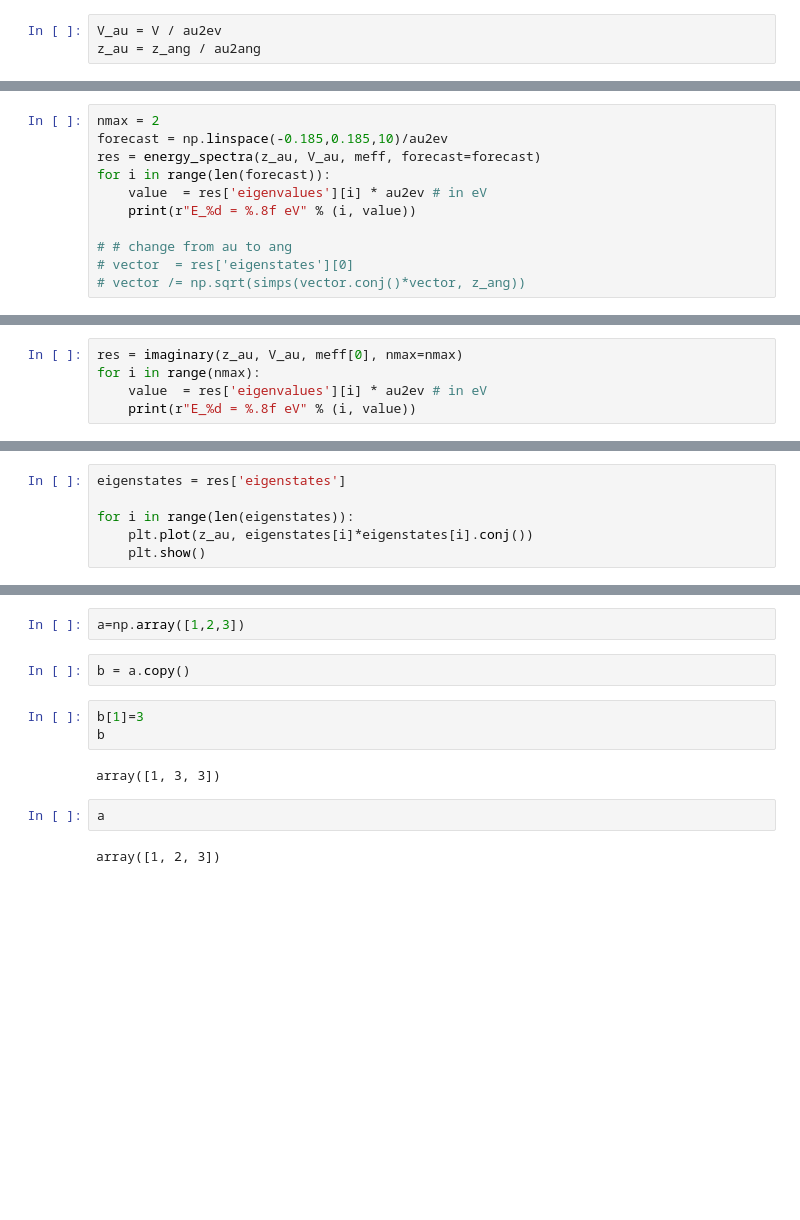
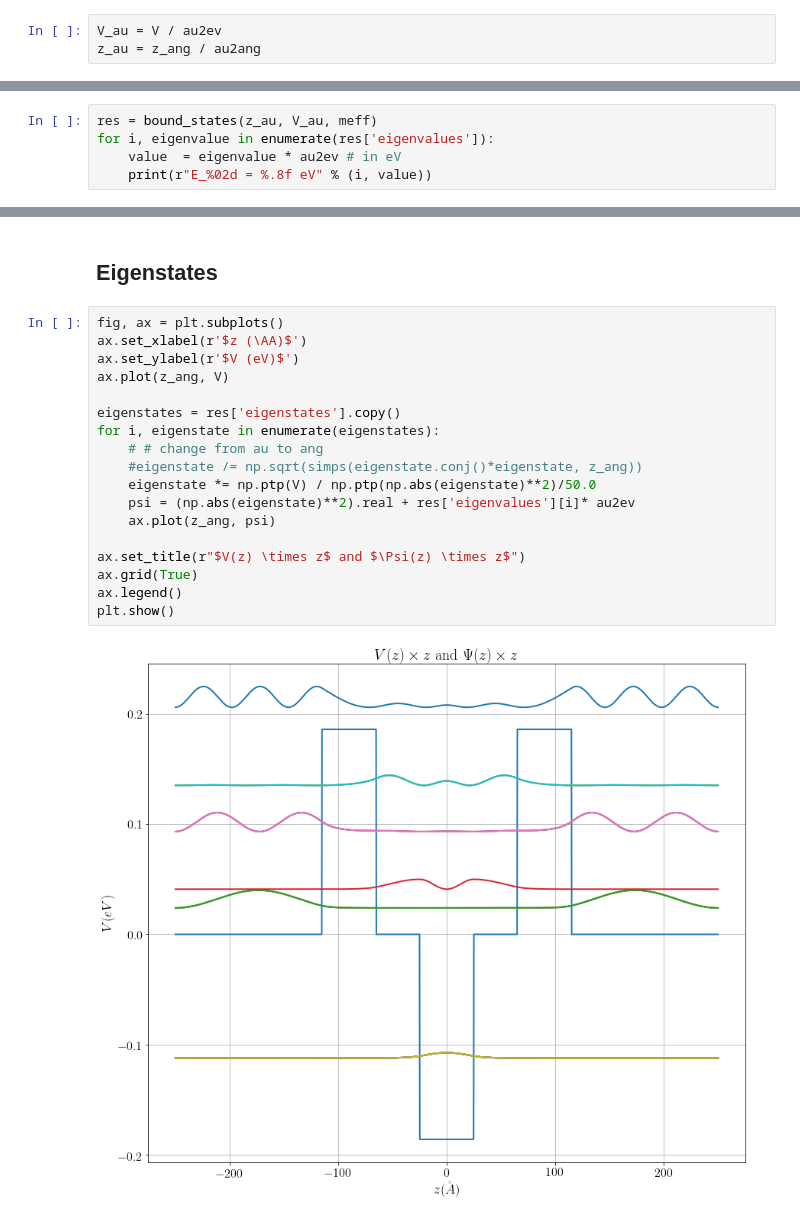
Before and after one commit to thiagolcmelo/time-evolution, a Jupyter notebook: algaas-photocurrent.ipynb, the cells around one changed output, grey strips where cells are left out. Cells and saved outputs as stored; diff of their text form; blank space fills up the shorter version.

```diff
--- a/algaas-photocurrent.ipynb
+++ b/algaas-photocurrent.ipynb
@@ -260,11 +272,0 @@ Vamos agora calcular o primeiro nível de energia
-# %%
-nmax = 2
-forecast = np.linspace(-0.185,0.185,10)/au2ev
-res = energy_spectra(z_au, V_au, meff, forecast=forecast)
-for i in range(len(forecast)):
-    value  = res['eigenvalues'][i] * au2ev # in eV
-    print(r"E_%d = %.8f eV" % (i, value))
-
-# # change from au to ang
-# vector  = res['eigenstates'][0]
-# vector /= np.sqrt(simps(vector.conj()*vector, z_ang))
@@ -293,6 +275,6 @@ from core.evolution import imaginary
 # %%
-res = imaginary(z_au, V_au, meff[0], nmax=nmax)
-for i in range(nmax):
-    value  = res['eigenvalues'][i] * au2ev # in eV
-    print(r"E_%d = %.8f eV" % (i, value))
+res = bound_states(z_au, V_au, meff)
+for i, eigenvalue in enumerate(res['eigenvalues']):
+    value  = eigenvalue * au2ev # in eV
+    print(r"E_%02d = %.8f eV" % (i, value))
 # %% [output]
@@ -301,6 +300,0 @@ E_1 = 0.02390135 eV
-# %%
-eigenstates = res['eigenstates']
-
-for i in range(len(eigenstates)):
-    plt.plot(z_au, eigenstates[i]*eigenstates[i].conj())
-    plt.show()
@@ -929,13 +301,22 @@ plt.plot()
-# %%
-a=np.array([1,2,3])
-# %%
-b = a.copy()
-# %%
-b[1]=3
-b
-# %% [output]
-array([1, 3, 3])
-# %%
-a
-# %% [output]
-array([1, 2, 3])
+# %% [markdown]
+## Eigenstates
+# %%
+fig, ax = plt.subplots()
+ax.set_xlabel(r'$z (\AA)$')
+ax.set_ylabel(r'$V (eV)$')
+ax.plot(z_ang, V)
+
+eigenstates = res['eigenstates'].copy()
+for i, eigenstate in enumerate(eigenstates):
+    # # change from au to ang
+    #eigenstate /= np.sqrt(simps(eigenstate.conj()*eigenstate, z_ang))
+    eigenstate *= np.ptp(V) / np.ptp(np.abs(eigenstate)**2)/50.0
+    psi = (np.abs(eigenstate)**2).real + res['eigenvalues'][i]* au2ev
+    ax.plot(z_ang, psi)
+
+ax.set_title(r"$V(z) \times z$ and $\Psi(z) \times z$")
+ax.grid(True)
+ax.legend()
+plt.show()
+# %% [output]
+[figure, added]
```
Also changed, not shown: parts of 46 cells of this notebook.
